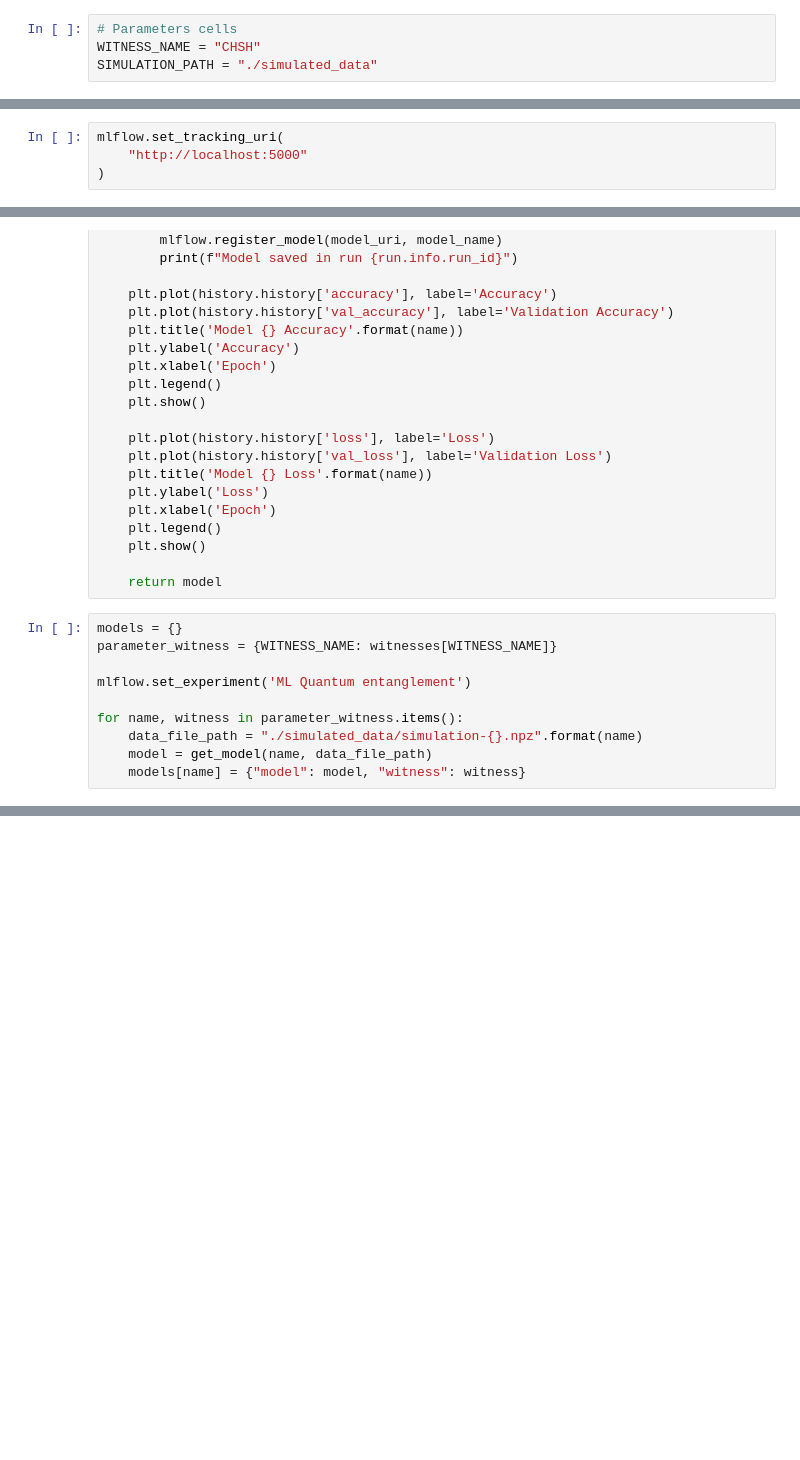
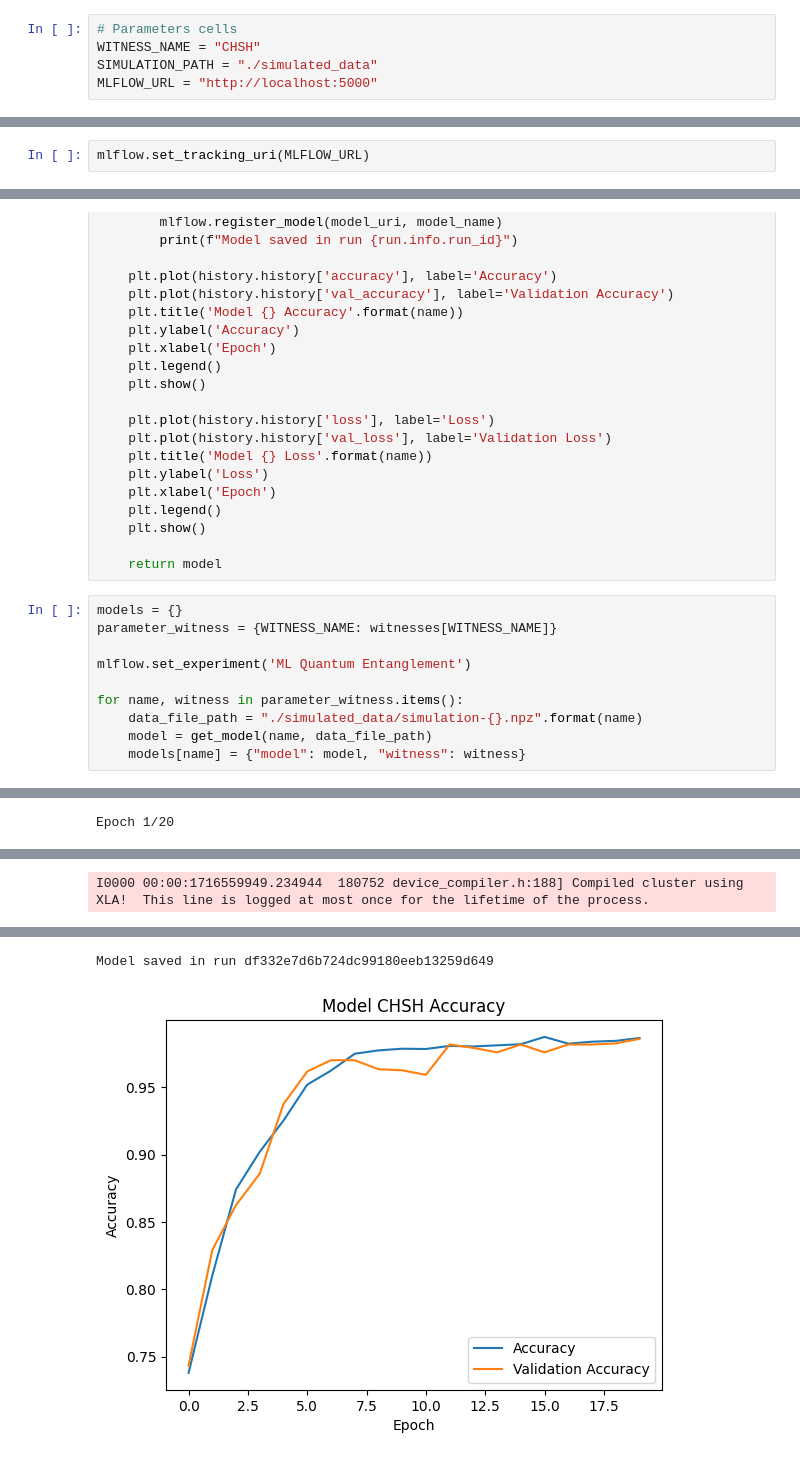
Before and after one commit to guybrush007/quantum-ml-simulations, a Jupyter notebook: quantum-entanglement/notebooks/01-Training.ipynb, the cells around one changed output, grey strips where cells are left out. Drawn from its saved outputs; the diff is of its cells as text; blank space fills up the shorter version.

```diff
--- a/quantum-entanglement/notebooks/01-Training.ipynb
+++ b/quantum-entanglement/notebooks/01-Training.ipynb
@@ -7,6 +7,7 @@
 # Parameters cells
 WITNESS_NAME = "CHSH"
 SIMULATION_PATH = "./simulated_data"
+MLFLOW_URL = "http://localhost:5000"
 # %%
 import numpy as np
 import tensorflow as tf;
@@ -17,7 +23,5 @@ import mlflow
 # %%
-mlflow.set_tracking_uri(
-    "http://localhost:5000"
-)
+mlflow.set_tracking_uri(MLFLOW_URL)
 # %%
 def get_model(name, data_file_path):
 
@@ -76,9 +80,10 @@ def get_model(name, data_file_path):
 models = {}
 parameter_witness = {WITNESS_NAME: witnesses[WITNESS_NAME]}
 
-mlflow.set_experiment('ML Quantum entanglement')
+mlflow.set_experiment('ML Quantum Entanglement')
 
 for name, witness in parameter_witness.items():
     data_file_path = "./simulated_data/simulation-{}.npz".format(name)
     model = get_model(name, data_file_path)
     models[name] = {"model": model, "witness": witness}
+# %% [output]
@@ -84,0 +101 @@ for name, witness in parameter_witness.items():
+Epoch 1/20
@@ -84,0 +108 @@ for name, witness in parameter_witness.items():
+I0000 00:00:1716559949.234944  180752 device_compiler.h:188] Compiled cluster using XLA!  This line is logged at most once for the lifetime of the process.
@@ -84,0 +131,2 @@ for name, witness in parameter_witness.items():
+Model saved in run df332e7d6b724dc99180eeb13259d649
+[figure, added]
```
Also changed, not shown: parts of 2 cells of this notebook, 12 other files.
